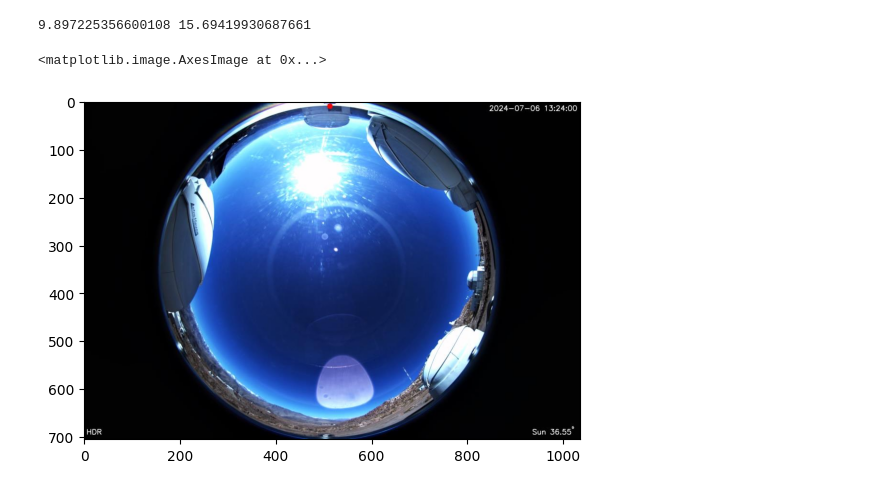
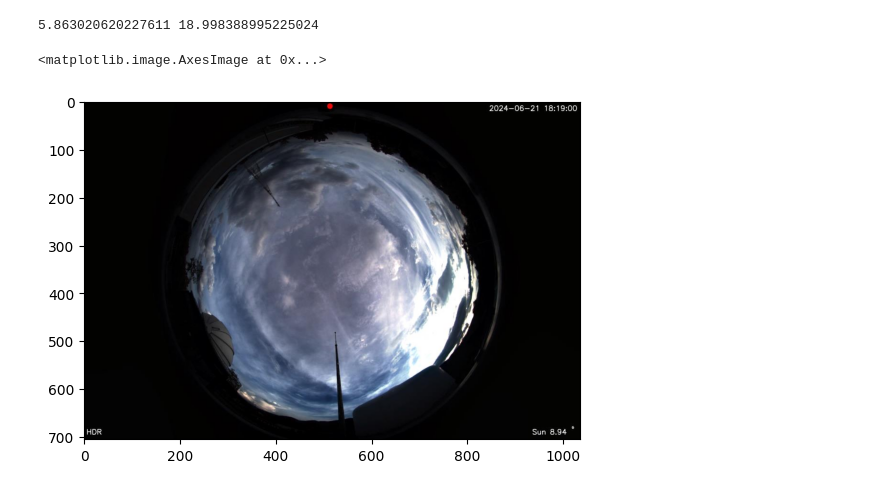
Before and after one commit to PrachayaKMITL/NARIT_internship_2024, a Jupyter notebook: test.ipynb, the cells around one changed output. Drawn from its saved outputs; the diff is of its cells as text; code cells hidden in the pictures.

```diff
--- a/test.ipynb
+++ b/test.ipynb
@@ -4,7 +4,7 @@ from preprocessing import *
 import os
 from datetime import datetime as dt
 # %%
-filename = image.getFilename(path=r'C:\Users\ASUS\Documents\NARIT_internship_data\All_sky_camera_Chile\2024-07\2024-07-07')
+filename = image.getFilename(path=r'C:\Users\ASUS\Documents\NARIT_internship_data\All_sky_camera_Astropark_Chaingmai\2024-06\2024-06-21')
 img = [cv2.cvtColor(cv2.imread(f),cv2.COLOR_BGR2RGB) for f in filename]
 print(filename)
 # %% [output]
@@ -20,14 +20,14 @@ print(decimal)
 # %%
 decimal = []
 for i in filetime:
-    t = timeConvertion().ticks_to_datetime(ticks=i,time_zone=-4)
+    t = timeConvertion().ticks_to_datetime(ticks=i,time_zone=7)
     decimal.append(timeConvertion().datetime_to_decimal(time=t))
 # %%
 start_date = str(dt(t.year,1,1).date())
-sunrise,sunset = SunPosition().SunriseSunset(location=[-60.16776,-70.80516],Time_zone=-4,filename=filetime[7],start_date=start_date,include_end_date=True)
+sunrise,sunset = SunPosition().SunriseSunset(location=[18.849417,98.9538],Time_zone=7,filename=filetime[7],start_date=start_date,include_end_date=True)
 print(sunrise,sunset)
 # %% [output]
-9.897225356600108 15.69419930687661
+5.863020620227611 18.998388995225024
 # %%
 filtering = lambda x : (x > sunrise) & (x < sunset)
 day_indices = [index for index, value in enumerate(decimal) if filtering(value)]
@@ -36,15 +36,15 @@ night_indices = [index for index, value in enumerate(decimal) if not filtering(v
 Day_filename = [filename[i] for i in day_indices]
 night_filename = [filename[i] for i in night_indices]
 # %%
-Day_filename,night_filename = image.extract_filename(filename=filename,sunrise=sunrise,sunset=sunset,time_zone=-4)
+Day_filename,night_filename = image.extract_filename(filename=filename,sunrise=sunrise,sunset=sunset,time_zone=7)
 # %%
 import cv2
 from matplotlib import pyplot as plt
-im = 12
+im = 325
 images = []
 images = [cv2.imread(i) for i in Day_filename]
 images = [cv2.cvtColor(i,cv2.COLOR_BGR2RGB) for i in images]
 plt.imshow(images[im])
 # %% [output]
 <matplotlib.image.AxesImage at 0x...>
-[figure, old version]
+[figure, new version]
```
Also changed, not shown: parts of 6 cells of this notebook, 4 other files.
